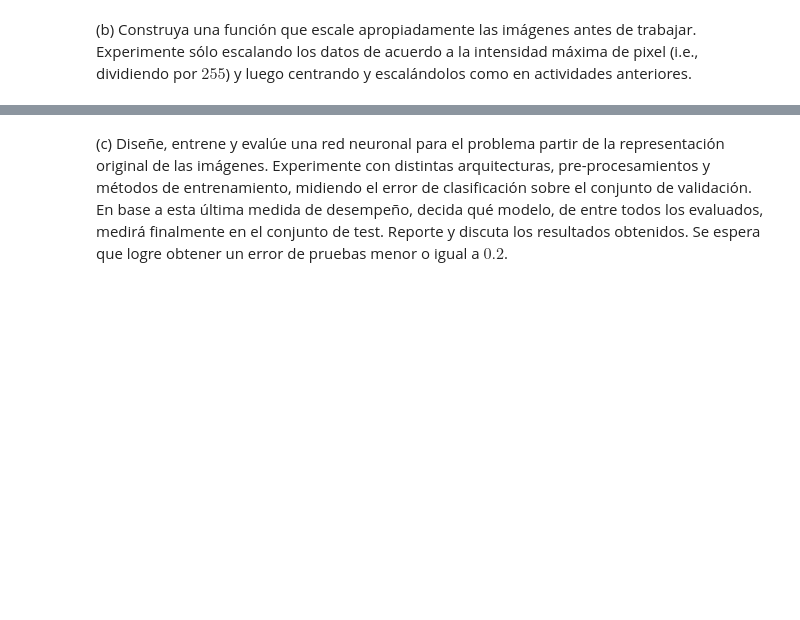
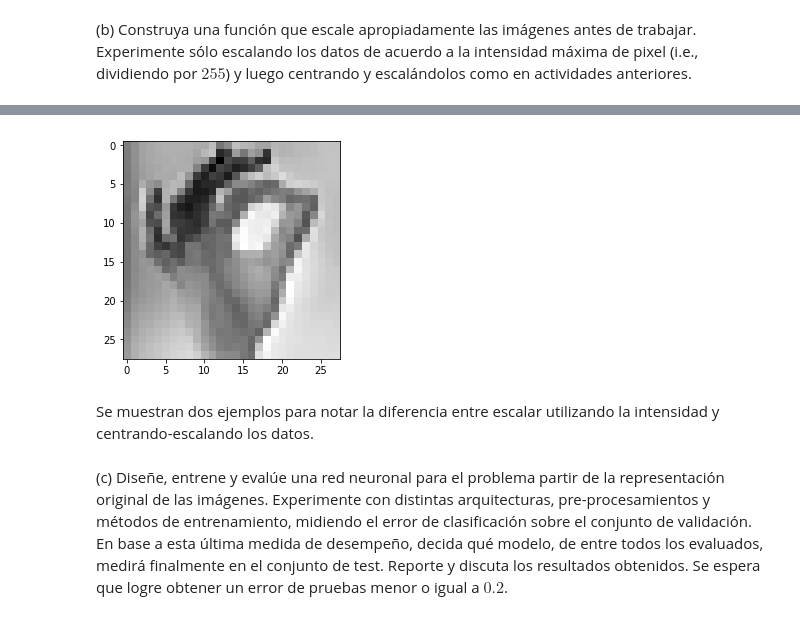
Before and after one commit to dsanmartin/INF578-HW, a Jupyter notebook: 3/Tarea3-ML.ipynb, the cells around one changed output, grey strips where cells are left out. Saved outputs shown, nothing was run; the diff lists cells and outputs as text; code cells hidden in the pictures; blank space fills up the shorter version.

```diff
--- a/3/Tarea3-ML.ipynb
+++ b/3/Tarea3-ML.ipynb
@@ -1101,2 +855,9 @@ X_t_sc = scalerX.transform(x_t)
+# %%
+plt.imshow(x_tr_sc[666].reshape(28, 28), cmap="gray")
+plt.show()
+# %% [output]
+[figure, added]
+# %% [markdown]
+Se muestran dos ejemplos para notar la diferencia entre escalar utilizando la intensidad y centrando-escalando los datos.
 # %% [markdown]
 (c) Diseñe, entrene y evalúe una red neuronal para el problema partir de la representación original de las imágenes. Experimente con distintas arquitecturas, pre-procesamientos y métodos de entrenamiento, midiendo el error de clasificación sobre el conjunto de validación. En base a esta última medida de desempeño, decida qué modelo, de entre todos los evaluados, medirá finalmente en el conjunto de test. Reporte y discuta los resultados obtenidos. Se espera que logre obtener un error de pruebas menor o igual a $0.2$.
```
Also changed, not shown: parts of 107 cells of this notebook.
